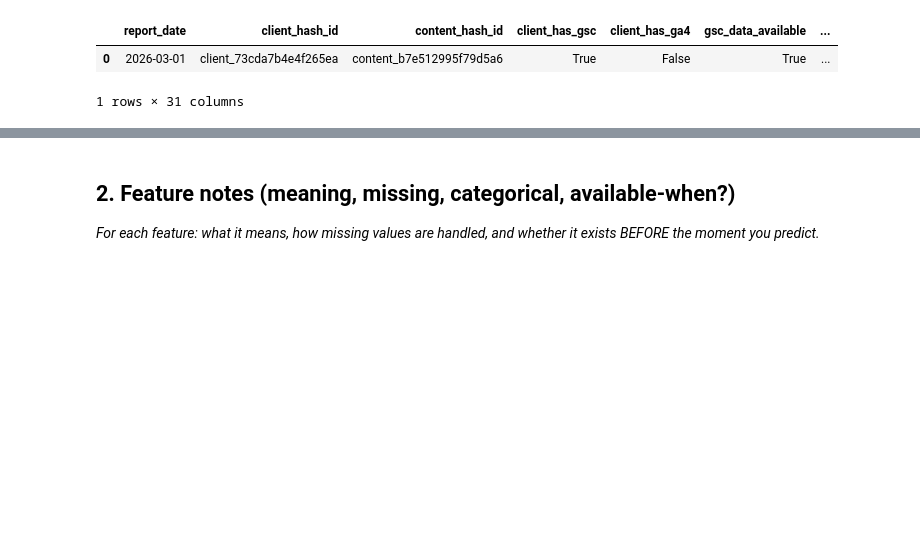
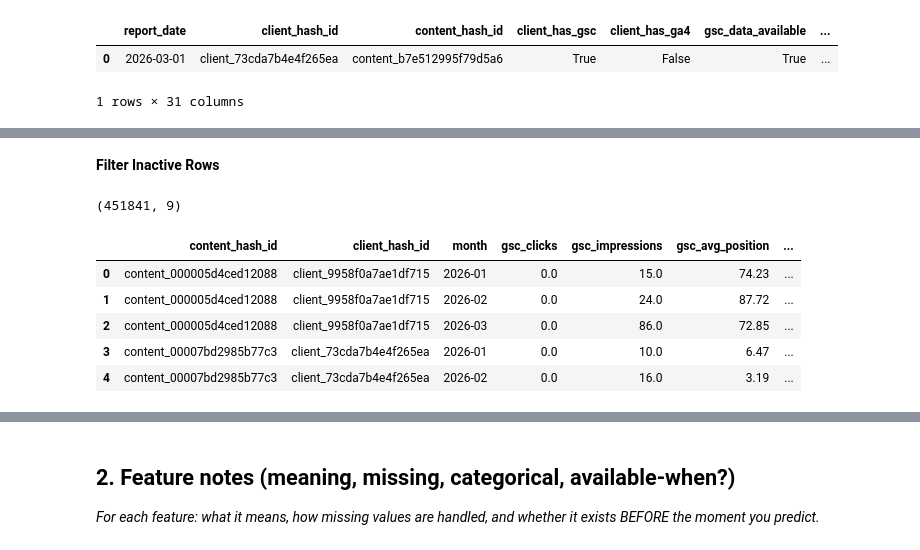
Before and after one commit to MuhammadOkasha004/flyrank-ml-internship-work, a Jupyter notebook: work/notebooks/w03_feature_leakage_check.ipynb, the cells around one changed output, grey strips where cells are left out. Cells and saved outputs as stored; diff of their text form; code cells hidden in the pictures; blank space fills up the shorter version.

```diff
--- a/work/notebooks/w03_feature_leakage_check.ipynb
+++ b/work/notebooks/w03_feature_leakage_check.ipynb
@@ -96,0 +186,20 @@ SINGLE ROW DATA SAMPLE:
+# %% [markdown]
+**Filter Inactive Rows**
+# %%
+# Traffic metrics list
+traffic_cols = ['gsc_clicks', 'gsc_impressions', 'ga4_total_engagement_sec', 'sessions_organic', 'sessions_ai']
+
+# Inactive (dead) rows filter out karna
+df_page_month = df_page_month[df_page_month[traffic_cols].sum(axis=1) > 0]
+
+# Shape verify karna
+display(df_page_month.shape)
+display(df_page_month.head())
+# %% [output]
+(451841, 9)
+|  | content_hash_id | client_hash_id | month | gsc_clicks | gsc_impressions | gsc_avg_position | ... |
+| 0 | content_000005d4ced12088 | client_9958f0a7ae1df715 | 2026-01 | 0.0 | 15.0 | 74.23 | ... |
+| 1 | content_000005d4ced12088 | client_9958f0a7ae1df715 | 2026-02 | 0.0 | 24.0 | 87.72 | ... |
+| 2 | content_000005d4ced12088 | client_9958f0a7ae1df715 | 2026-03 | 0.0 | 86.0 | 72.85 | ... |
+| 3 | content_00007bd2985b77c3 | client_73cda7b4e4f265ea | 2026-01 | 0.0 | 10.0 | 6.47 | ... |
+| 4 | content_00007bd2985b77c3 | client_73cda7b4e4f265ea | 2026-02 | 0.0 | 16.0 | 3.19 | ... |
```
Also changed, not shown: parts of 9 cells of this notebook.
